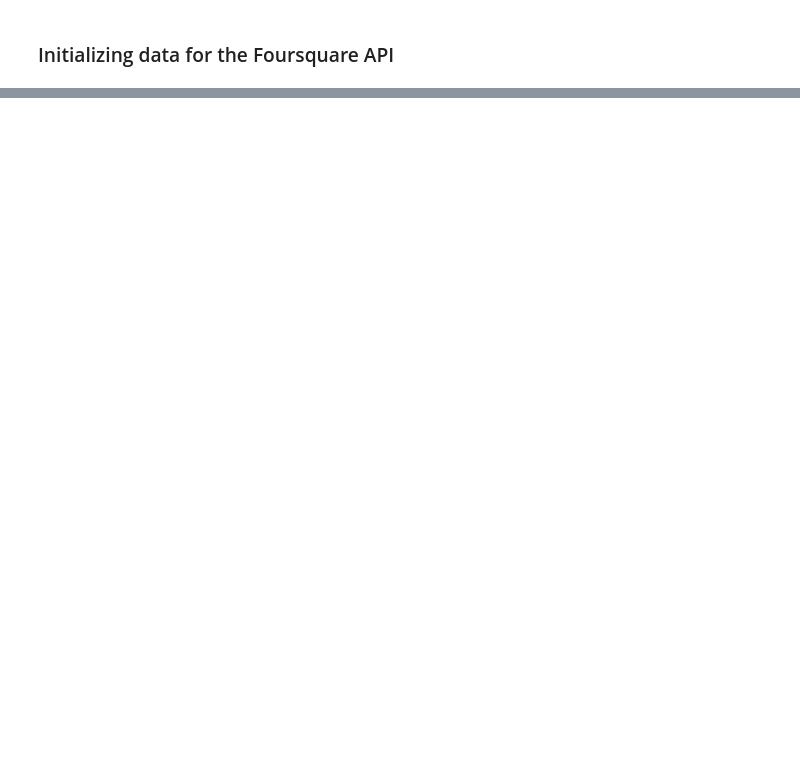
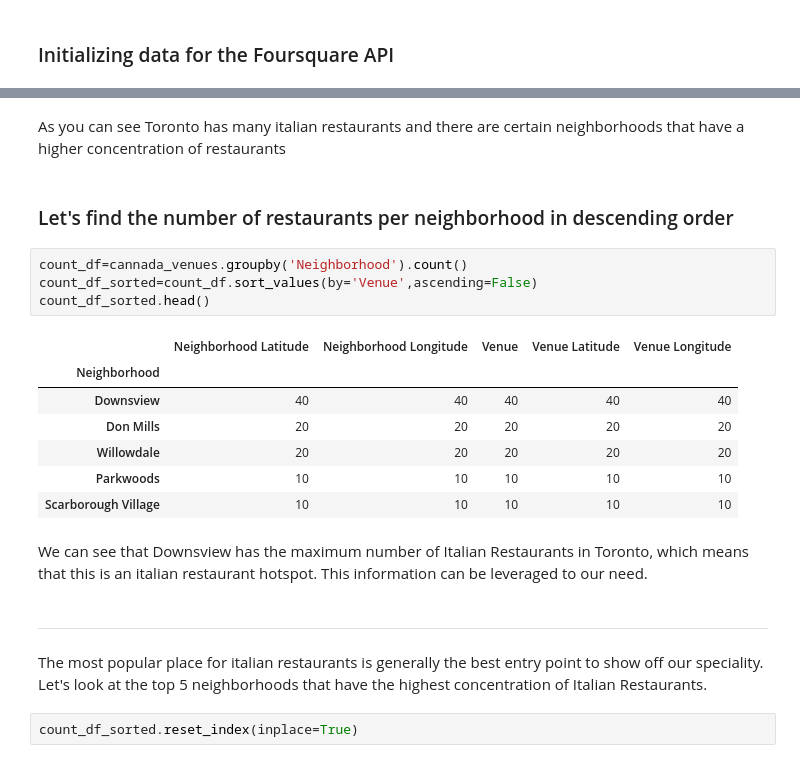
Before and after one commit to Apexinsideapex/IBMDataScienceCapstone, a Jupyter notebook: Final Capstone Project/FinalCapstoneProject.ipynb, the cells around one changed output, grey strips where cells are left out. Saved outputs shown, nothing was run; the diff lists cells and outputs as text; blank space fills up the shorter version.

```diff
--- a/Final Capstone Project/FinalCapstoneProject.ipynb
+++ b/Final Capstone Project/FinalCapstoneProject.ipynb
@@ -137,0 +172,24 @@ KeyError: 'groups'
+# %% [markdown]
+<p>As you can see Toronto has many italian restaurants and there are certain neighborhoods that have a higher concentration of restaurants
+# %% [markdown]
+<h3>Let's find the number of restaurants per neighborhood in descending order
+# %%
+count_df=cannada_venues.groupby('Neighborhood').count()
+count_df_sorted=count_df.sort_values(by='Venue',ascending=False)
+count_df_sorted.head()
+# %% [output]
+|  | Neighborhood Latitude | Neighborhood Longitude | Venue | Venue Latitude | Venue Longitude |
+| Neighborhood |  |  |  |  |  |
+| Downsview | 40 | 40 | 40 | 40 | 40 |
+| Don Mills | 20 | 20 | 20 | 20 | 20 |
+| Willowdale | 20 | 20 | 20 | 20 | 20 |
+| Parkwoods | 10 | 10 | 10 | 10 | 10 |
+| Scarborough Village | 10 | 10 | 10 | 10 | 10 |
+# %% [markdown]
+<p>We can see that Downsview has the maximum number of Italian Restaurants in Toronto, which means that this is an italian restaurant hotspot. This information can be leveraged to our need.
+# %% [markdown]
+<hr>
+# %% [markdown]
+<p>The most popular place for italian restaurants is generally the best entry point to show off our speciality. <br>Let's look at the top 5 neighborhoods that have the highest concentration of Italian Restaurants.
+# %%
+count_df_sorted.reset_index(inplace=True)
```
Also changed, not shown: parts of 14 cells of this notebook.
